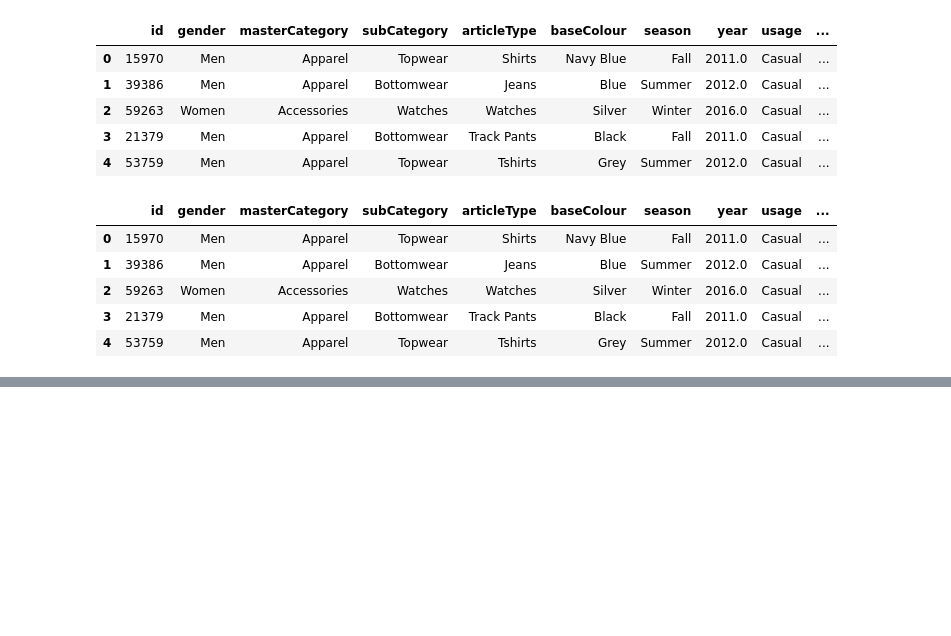
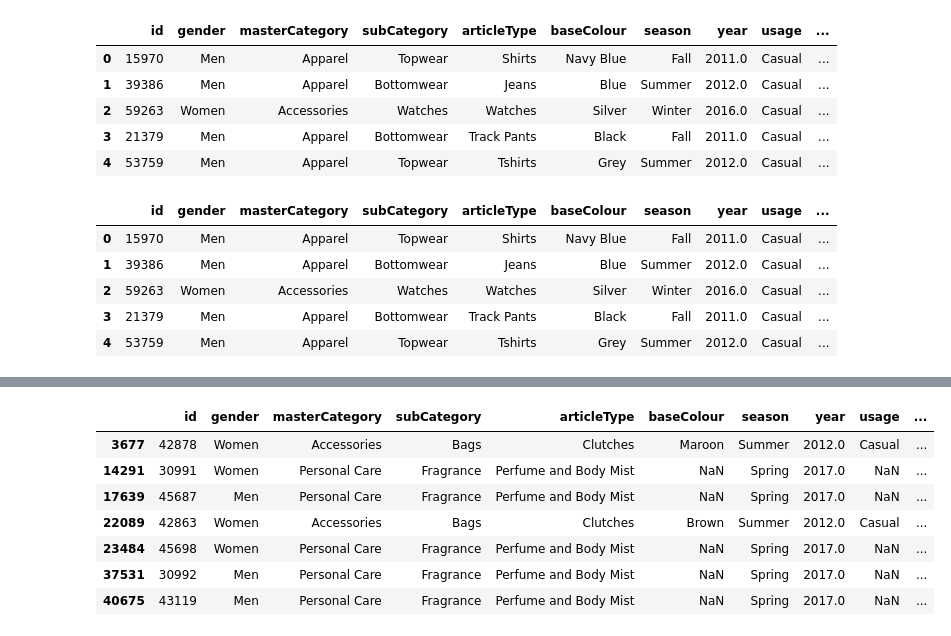
Before and after one commit to vjsujal/Recommendation_System, a Jupyter notebook: test.ipynb, the cells around one changed output, grey strips where cells are left out. Drawn from its saved outputs; the diff is of its cells as text; code cells hidden in the pictures; blank space fills up the shorter version.

Commit message:
Updated Image Search

```diff
--- a/test.ipynb
+++ b/test.ipynb
@@ -148,3 +148,7 @@ df2.head()
 | 4 | 53759 | Men | Apparel | Topwear | Tshirts | Grey | Summer | 2012.0 | Casual | ... |
 # %%
 df2.to_csv('data/imagedata.csv', index=False)
+# %%
+import pandas as pd
+df3 = pd.read_csv('data/imagedata.csv')
+df3.isnull().sum()
@@ -150,0 +172,11 @@ df2.to_csv('data/imagedata.csv', index=False)
+# %%
+df3[df3['productDisplayName'].isnull()]
+# %% [output]
+|  | id | gender | masterCategory | subCategory | articleType | baseColour | season | year | usage | ... |
+| 3677 | 42878 | Women | Accessories | Bags | Clutches | Maroon | Summer | 2012.0 | Casual | ... |
+| 14291 | 30991 | Women | Personal Care | Fragrance | Perfume and Body Mist | NaN | Spring | 2017.0 | NaN | ... |
+| 17639 | 45687 | Men | Personal Care | Fragrance | Perfume and Body Mist | NaN | Spring | 2017.0 | NaN | ... |
+| 22089 | 42863 | Women | Accessories | Bags | Clutches | Brown | Summer | 2012.0 | Casual | ... |
+| 23484 | 45698 | Women | Personal Care | Fragrance | Perfume and Body Mist | NaN | Spring | 2017.0 | NaN | ... |
+| 37531 | 30992 | Men | Personal Care | Fragrance | Perfume and Body Mist | NaN | Spring | 2017.0 | NaN | ... |
+| 40675 | 43119 | Men | Personal Care | Fragrance | Perfume and Body Mist | NaN | Spring | 2017.0 | NaN | ... |
```
Also changed, not shown: parts of 2 cells of this notebook, 3 other files.
